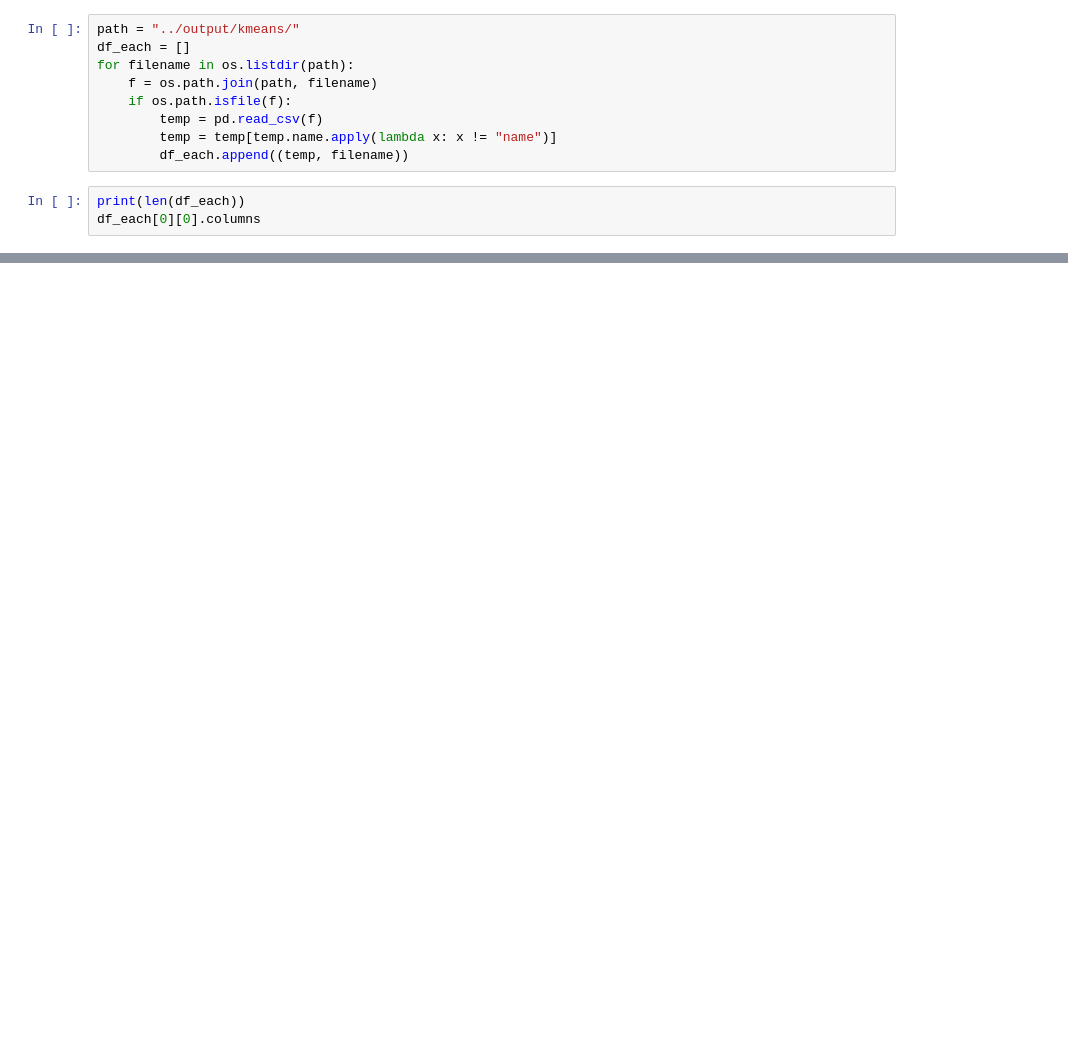
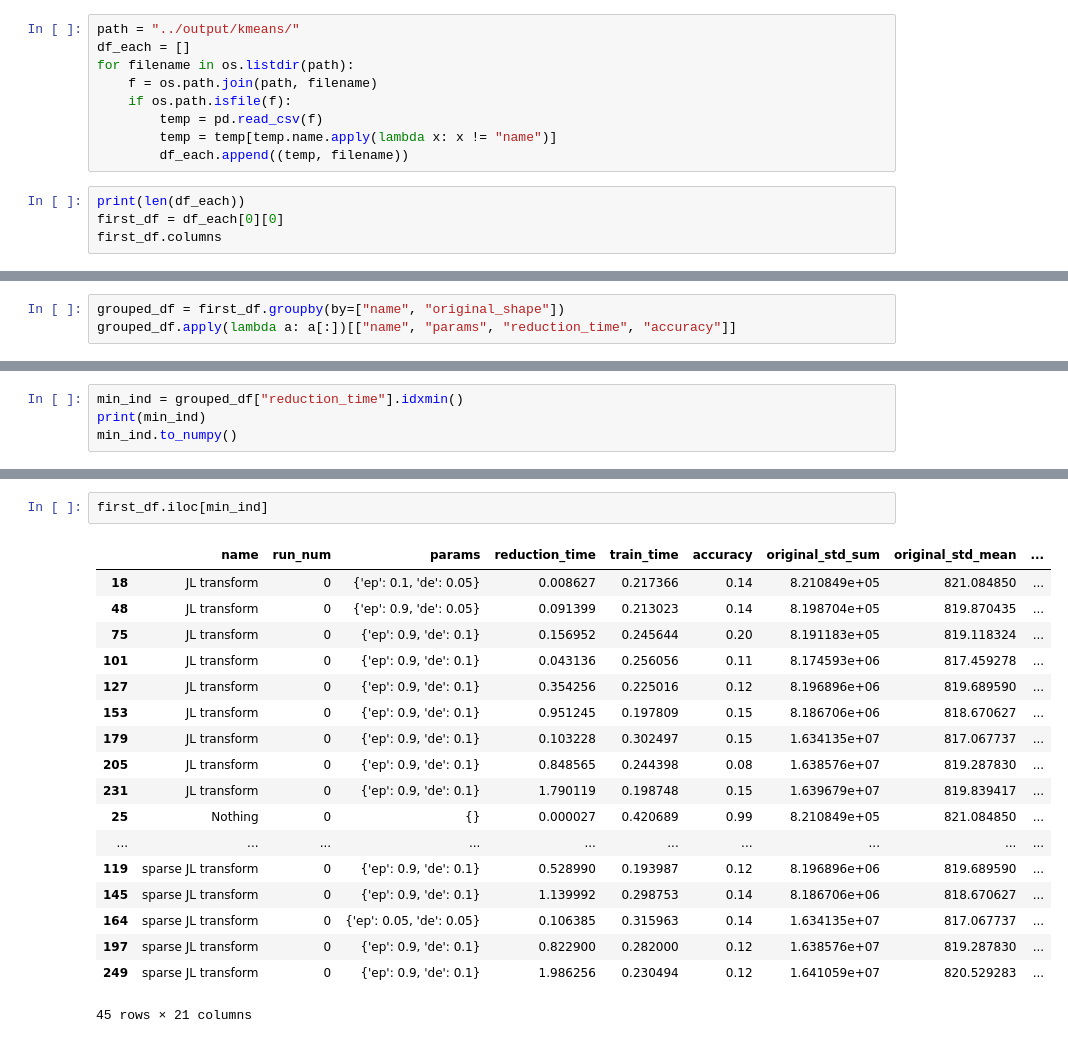
Before and after one commit to bhumsoonjun/data-sci-proj, a Jupyter notebook: analysis/kmeans_analysis.ipynb, the cells around one changed output, grey strips where cells are left out. Cells and saved outputs as stored; diff of their text form; blank space fills up the shorter version.

```diff
--- a/analysis/kmeans_analysis.ipynb
+++ b/analysis/kmeans_analysis.ipynb
@@ -13,5 +14,6 @@ for filename in os.listdir(path):
         df_each.append((temp, filename))
 # %%
 print(len(df_each))
-df_each[0][0].columns
+first_df = df_each[0][0]
+first_df.columns
 # %% [output]
@@ -121,0 +43,3 @@ minops(10000000000, 0)
+# %%
+grouped_df = first_df.groupby(by=["name", "original_shape"])
+grouped_df.apply(lambda a: a[:])[["name", "params", "reduction_time", "accuracy"]]
@@ -121,0 +61,4 @@ minops(10000000000, 0)
+# %%
+min_ind = grouped_df["reduction_time"].idxmin()
+print(min_ind)
+min_ind.to_numpy()
@@ -121,0 +87,21 @@ minops(10000000000, 0)
+# %%
+first_df.iloc[min_ind]
+# %% [output]
+|  | name | run_num | params | reduction_time | train_time | accuracy | original_std_sum | original_std_mean | ... |
+| 18 | JL transform | 0 | {'ep': 0.1, 'de': 0.05} | 0.008627 | 0.217366 | 0.14 | 8.210849e+05 | 821.084850 | ... |
+| 48 | JL transform | 0 | {'ep': 0.9, 'de': 0.05} | 0.091399 | 0.213023 | 0.14 | 8.198704e+05 | 819.870435 | ... |
+| 75 | JL transform | 0 | {'ep': 0.9, 'de': 0.1} | 0.156952 | 0.245644 | 0.20 | 8.191183e+05 | 819.118324 | ... |
+| 101 | JL transform | 0 | {'ep': 0.9, 'de': 0.1} | 0.043136 | 0.256056 | 0.11 | 8.174593e+06 | 817.459278 | ... |
+| 127 | JL transform | 0 | {'ep': 0.9, 'de': 0.1} | 0.354256 | 0.225016 | 0.12 | 8.196896e+06 | 819.689590 | ... |
+| 153 | JL transform | 0 | {'ep': 0.9, 'de': 0.1} | 0.951245 | 0.197809 | 0.15 | 8.186706e+06 | 818.670627 | ... |
+| 179 | JL transform | 0 | {'ep': 0.9, 'de': 0.1} | 0.103228 | 0.302497 | 0.15 | 1.634135e+07 | 817.067737 | ... |
+| 205 | JL transform | 0 | {'ep': 0.9, 'de': 0.1} | 0.848565 | 0.244398 | 0.08 | 1.638576e+07 | 819.287830 | ... |
+| 231 | JL transform | 0 | {'ep': 0.9, 'de': 0.1} | 1.790119 | 0.198748 | 0.15 | 1.639679e+07 | 819.839417 | ... |
+| 25 | Nothing | 0 | {} | 0.000027 | 0.420689 | 0.99 | 8.210849e+05 | 821.084850 | ... |
+| ... | ... | ... | ... | ... | ... | ... | ... | ... | ... |
+| 119 | sparse JL transform | 0 | {'ep': 0.9, 'de': 0.1} | 0.528990 | 0.193987 | 0.12 | 8.196896e+06 | 819.689590 | ... |
+| 145 | sparse JL transform | 0 | {'ep': 0.9, 'de': 0.1} | 1.139992 | 0.298753 | 0.14 | 8.186706e+06 | 818.670627 | ... |
+| 164 | sparse JL transform | 0 | {'ep': 0.05, 'de': 0.05} | 0.106385 | 0.315963 | 0.14 | 1.634135e+07 | 817.067737 | ... |
+| 197 | sparse JL transform | 0 | {'ep': 0.9, 'de': 0.1} | 0.822900 | 0.282000 | 0.12 | 1.638576e+07 | 819.287830 | ... |
+| 249 | sparse JL transform | 0 | {'ep': 0.9, 'de': 0.1} | 1.986256 | 0.230494 | 0.12 | 1.641059e+07 | 820.529283 | ... |
+45 rows × 21 columns
```
Also changed, not shown: parts of 22 cells of this notebook, 39 other files.
